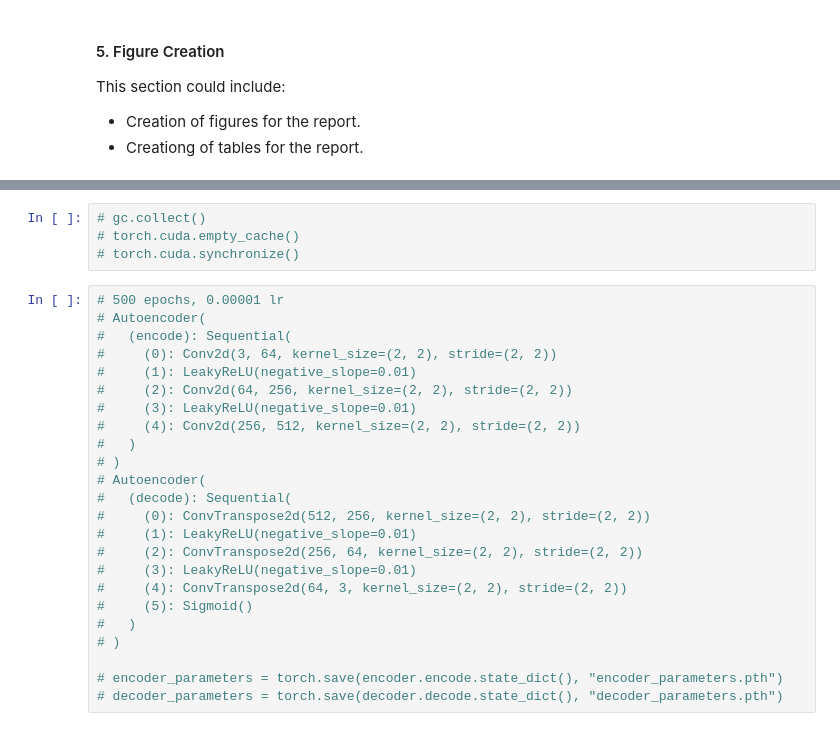
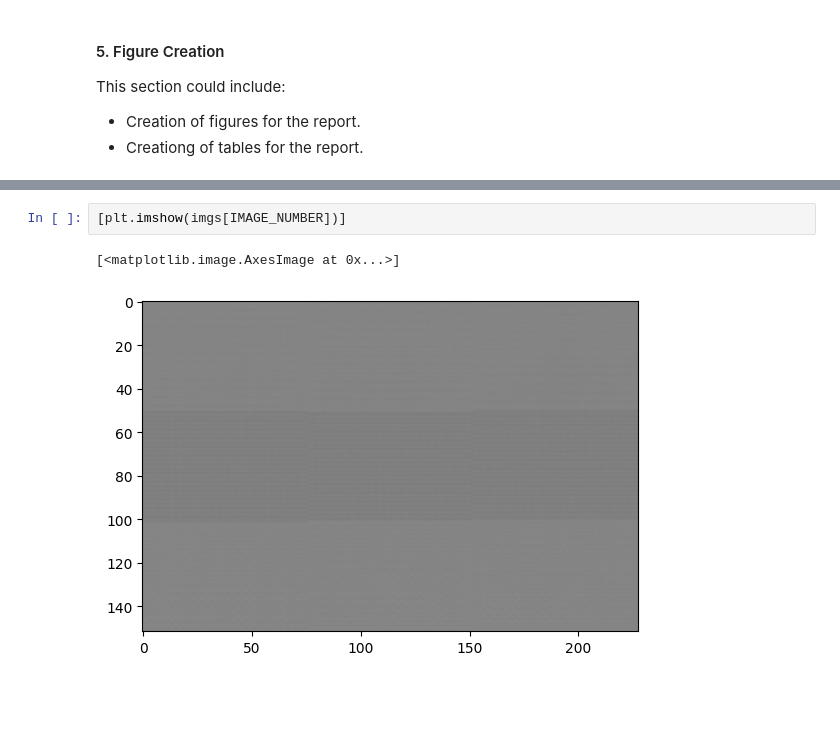
Before and after one commit to sup5610/Autoencoder, a Jupyter notebook: Autoencoder.ipynb, the cells around one changed output, grey strips where cells are left out. Saved outputs shown, nothing was run; the diff lists cells and outputs as text; blank space fills up the shorter version.

```diff
--- a/Autoencoder.ipynb
+++ b/Autoencoder.ipynb
@@ -323,28 +298,5 @@ plt.imshow(np.reshape((test_data[IMAGE_NUMBER].numpy() * 255).astype(np.uint8),
-# %%
-# gc.collect()
-# torch.cuda.empty_cache()
-# torch.cuda.synchronize()
-# %%
-# 500 epochs, 0.00001 lr
-# Autoencoder(
-#   (encode): Sequential(
-#     (0): Conv2d(3, 64, kernel_size=(2, 2), stride=(2, 2))
-#     (1): LeakyReLU(negative_slope=0.01)
-#     (2): Conv2d(64, 256, kernel_size=(2, 2), stride=(2, 2))
-#     (3): LeakyReLU(negative_slope=0.01)
-#     (4): Conv2d(256, 512, kernel_size=(2, 2), stride=(2, 2))
-#   )
-# )
-# Autoencoder(
-#   (decode): Sequential(
-#     (0): ConvTranspose2d(512, 256, kernel_size=(2, 2), stride=(2, 2))
-#     (1): LeakyReLU(negative_slope=0.01)
-#     (2): ConvTranspose2d(256, 64, kernel_size=(2, 2), stride=(2, 2))
-#     (3): LeakyReLU(negative_slope=0.01)
-#     (4): ConvTranspose2d(64, 3, kernel_size=(2, 2), stride=(2, 2))
-#     (5): Sigmoid()
-#   )
-# )
-
-# encoder_parameters = torch.save(encoder.encode.state_dict(), "encoder_parameters.pth")
-# decoder_parameters = torch.save(decoder.decode.state_dict(), "decoder_parameters.pth")
+# %%
+[plt.imshow(imgs[IMAGE_NUMBER])]
+# %% [output]
+[<matplotlib.image.AxesImage at 0x...>]
+[figure, new version]
```
Also changed, not shown: parts of 13 cells of this notebook, 5 other files.
